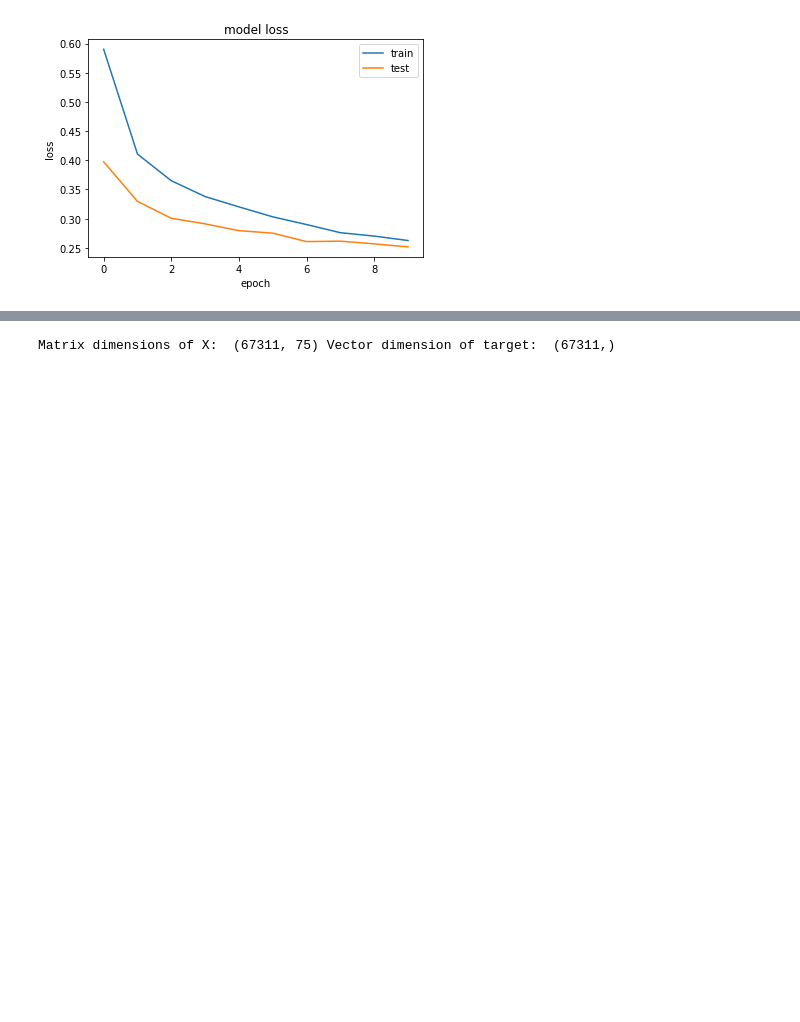
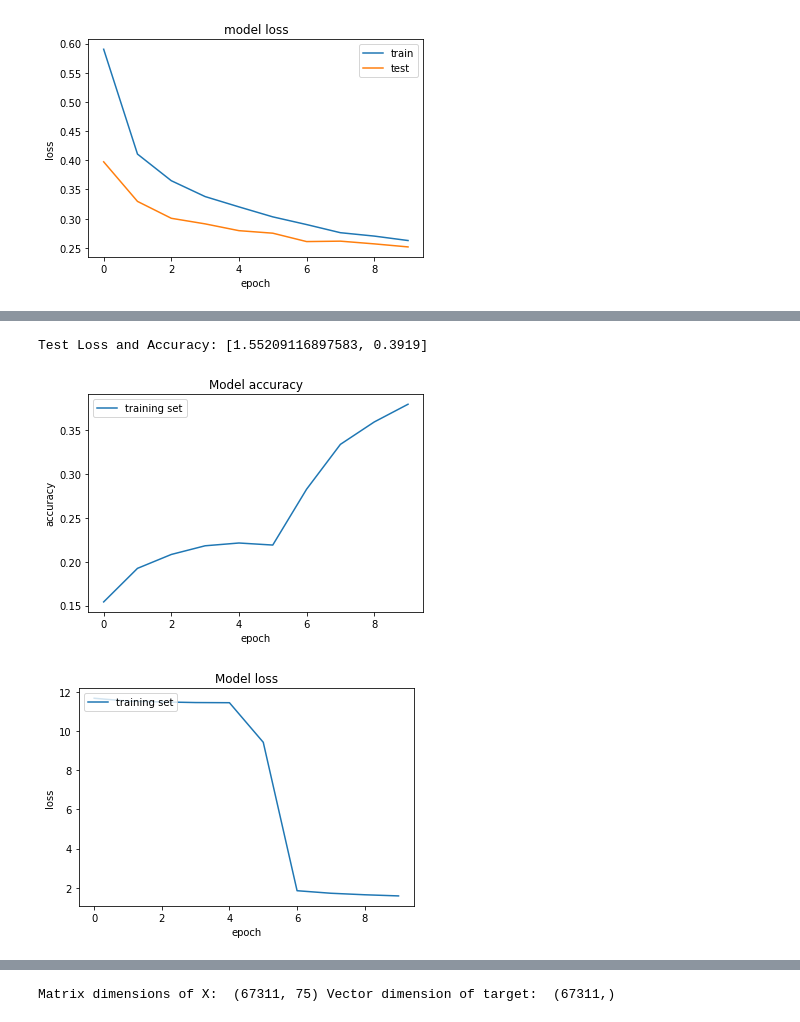
Before and after one commit to WuZhuoran/ANLY-590-Neural-Nets-and-Deep-Learning, a Jupyter notebook: Assignment2/assignment2.ipynb, the cells around one changed output, grey strips where cells are left out. Saved outputs shown, nothing was run; the diff lists cells and outputs as text; code cells hidden in the pictures; blank space fills up the shorter version.

```diff
--- a/Assignment2/assignment2.ipynb
+++ b/Assignment2/assignment2.ipynb
@@ -356,0 +354,7 @@ history = final_model.fit(x_train_bis, y_train,
+# %%
+# Extracting features
+
+train_features = vgg.predict(np.array(x_train), batch_size=BATCH_SIZE, verbose=1)
+test_features = vgg.predict(np.array(x_test), batch_size=BATCH_SIZE, verbose=1)
+
+print(train_features.shape, "\n",  test_features.shape)
@@ -356,0 +366,20 @@ history = final_model.fit(x_train_bis, y_train,
+# %%
+# # Flatten extracted features
+
+train_features_flat = np.reshape(train_features, (60000, 1*1*512))
+test_features_flat = np.reshape(test_features, (10000, 1*1*512))
+# %%
+NB_TRAIN_SAMPLES = train_features_flat.shape[0]
+NB_EPOCHS = 10
+
+trans_model = Sequential()
+trans_model.add(Dense(512, activation='relu', input_dim=(1*1*512)))
+trans_model.add(LeakyReLU(alpha=0.1))
+trans_model.add(Dense(10, activation='softmax'))
+
+trans_model.compile(
+    loss='categorical_crossentropy',
+    optimizer=Adam(),
+    metrics=['acc'])
+
+trans_model.summary()
@@ -356,0 +400,6 @@ history = final_model.fit(x_train_bis, y_train,
+# %%
+transfer_history = trans_model.fit(
+    train_features_flat,
+    y_train,
+    epochs=NB_EPOCHS
+)
@@ -357,31 +427,32 @@ history = final_model.fit(x_train_bis, y_train,
 # %%
 # Evaluate the model
-score = final_model.evaluate(x_test, y_test, verbose=0)
+score = trans_model.evaluate(test_features_flat, y_test, verbose=0)
 print('Test Loss and Accuracy:', score)
+# %% [output]
+Test Loss and Accuracy: [1.55209116897583, 0.3919]
 # %%
 # Accuracy visualization
-training_accuracy = history.history['acc']
-testing_accuracy = history.history['val_acc']
+training_accuracy = transfer_history.history['acc']
 plt.plot(training_accuracy)
-plt.plot(testing_accuracy)
 plt.title('Model accuracy')
 plt.legend(['training set', 'testing set'], loc='upper left')
 plt.ylabel('accuracy')
 plt.xlabel('epoch')
 plt.show()
 
 # Loss visualization
 
-training_loss = history.history['loss']
-testing_loss = history.history['val_loss']
+training_loss = transfer_history.history['loss']
 plt.plot(training_loss)
-plt.plot(testing_loss)
 plt.title('Model loss')
 plt.legend(['training set', 'testing set'], loc='upper left')
 plt.ylabel('loss')
 plt.xlabel('epoch')
 
 plt.show()
+# %% [output]
+[figure, added]
+[figure, added]
 # %% [markdown]
 # 3 Text Classification
 
```
Also changed, not shown: parts of 13 cells of this notebook.
